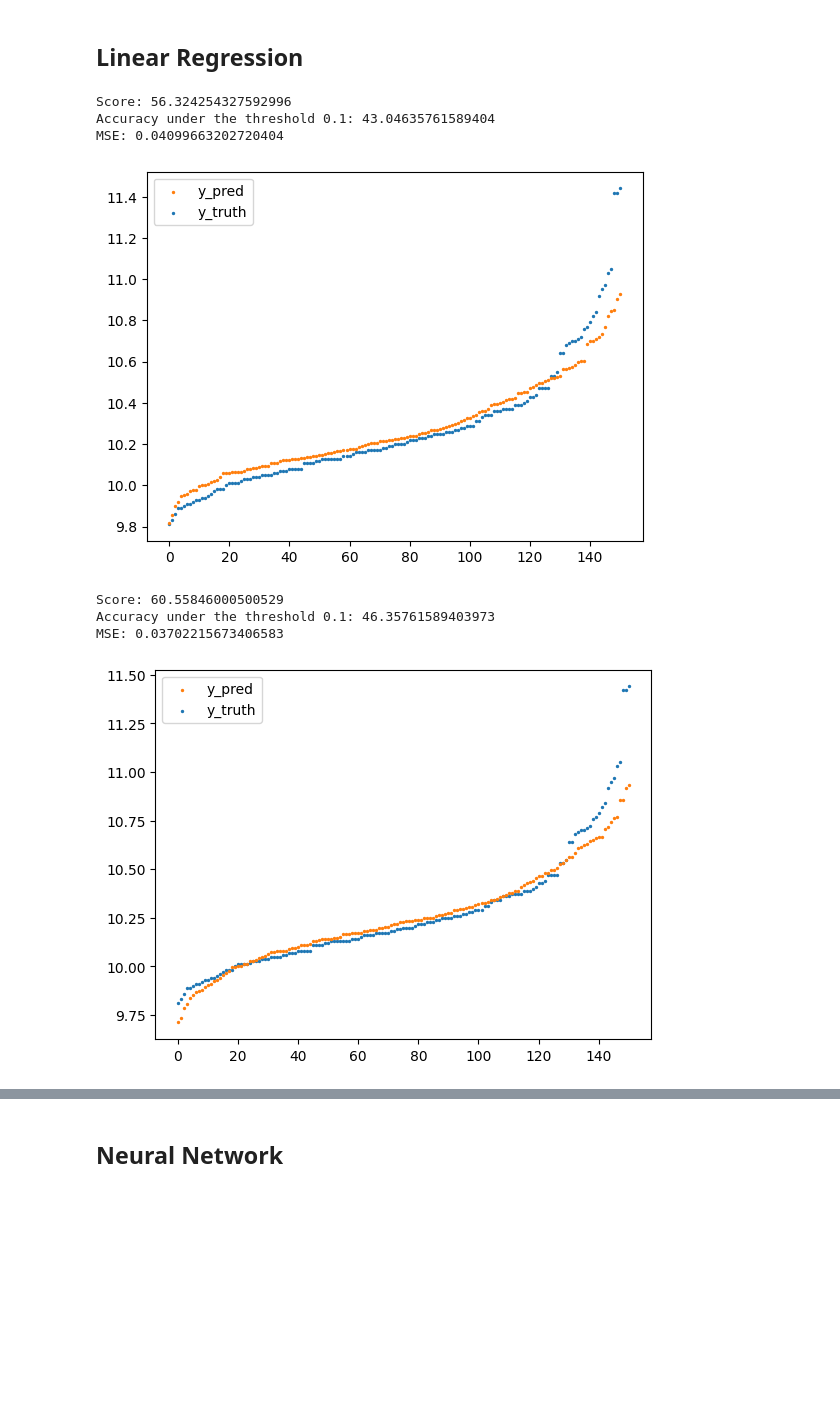
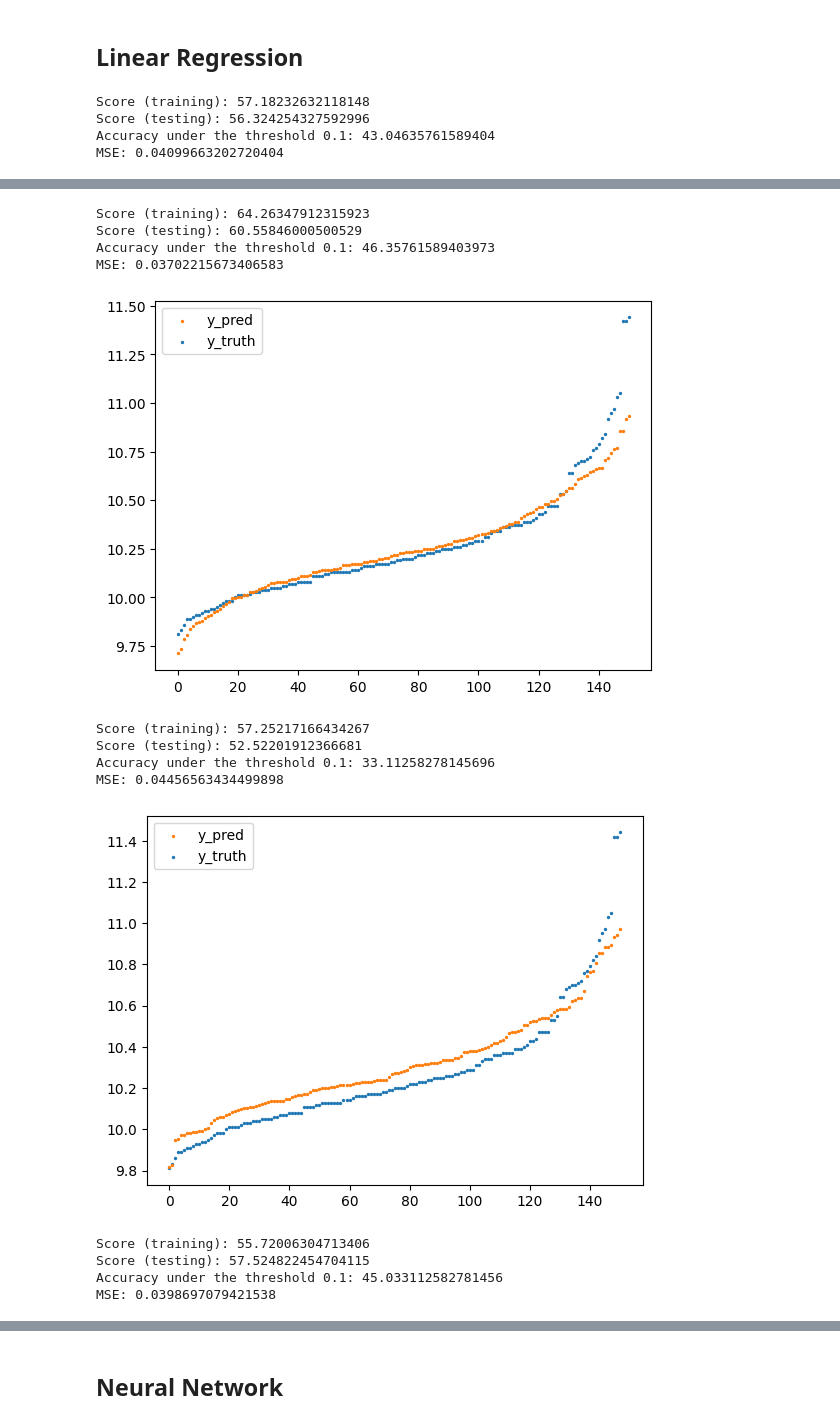
Before and after one commit to ailuropodaWu/NYCU-AI-Capstone, a Jupyter notebook: Project1/algorithm.ipynb, the cells around one changed output, grey strips where cells are left out. Drawn from its saved outputs; the diff is of its cells as text; code cells hidden in the pictures; blank space fills up the shorter version.

Commit message:
Update visulization and algorithms function

```diff
--- a/Project1/algorithm.ipynb
+++ b/Project1/algorithm.ipynb
@@ -36,8 +93,11 @@ def result(truth, prediction):
 # %%
+
 train_data_path = './dataset/train.csv'
 test_data_path = './dataset/test.csv'
 filter_data_path = './dataset/filter_train_data.csv'
 X_train, y_train = data_extraction(train_data_path)
+X_train_hundred, y_train_hundred = data_extraction(train_data_path, train_rate=100 / len(X_train))
+X_train_thousond, y_train_thousond = data_extraction(train_data_path, train_rate=1000 / len(X_train))
+
 X_test, y_test = data_extraction(test_data_path)
 X_filter, y_filter = data_extraction(filter_data_path)
-all_result = []
@@ -54,12 +109,10 @@ def linear_regression(X_train, y_train, X_test, y_test):
-# %%
-linear_regression(X_train, y_train, X_test, y_test)
-linear_regression(X_filter, y_filter, X_test, y_test)
-# %% [output]
-Score: 56.324254327592996
-Accuracy under the threshold 0.1: 43.04635761589404
-MSE: 0.04099663202720404
-[figure, removed]
-Score: 60.55846000500529
-Accuracy under the threshold 0.1: 46.35761589403973
-MSE: 0.03702215673406583
-[figure, removed]
+# %%
+algorithm(X_train, y_train, 'linear', 'origin')
+algorithm(X_filter, y_filter, 'linear', 'filter')
+algorithm(X_train_hundred, y_train_hundred, 'linear', 'hundred')
+algorithm(X_train_thousond, y_train_thousond, 'linear', 'thousond')
+# %% [output]
+Score (training): 57.18232632118148
+Score (testing): 56.324254327592996
+Accuracy under the threshold 0.1: 43.04635761589404
+MSE: 0.04099663202720404
@@ -65,0 +120,14 @@ MSE: 0.03702215673406583
+Score (training): 64.26347912315923
+Score (testing): 60.55846000500529
+Accuracy under the threshold 0.1: 46.35761589403973
+MSE: 0.03702215673406583
+[figure, added]
+Score (training): 57.25217166434267
+Score (testing): 52.52201912366681
+Accuracy under the threshold 0.1: 33.11258278145696
+MSE: 0.04456563434499898
+[figure, added]
+Score (training): 55.72006304713406
+Score (testing): 57.524822454704115
+Accuracy under the threshold 0.1: 45.033112582781456
+MSE: 0.0398697079421538
```
Also changed, not shown: parts of 23 cells of this notebook.
